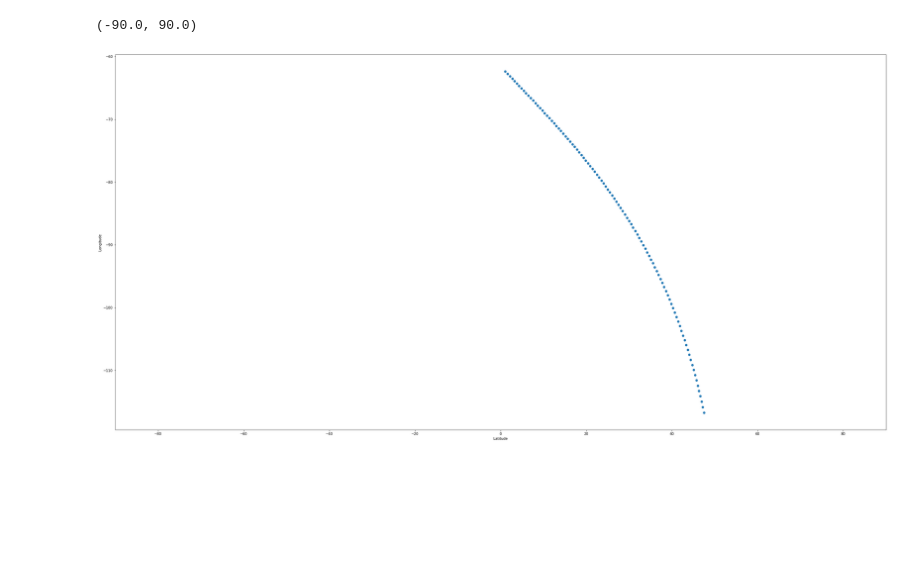
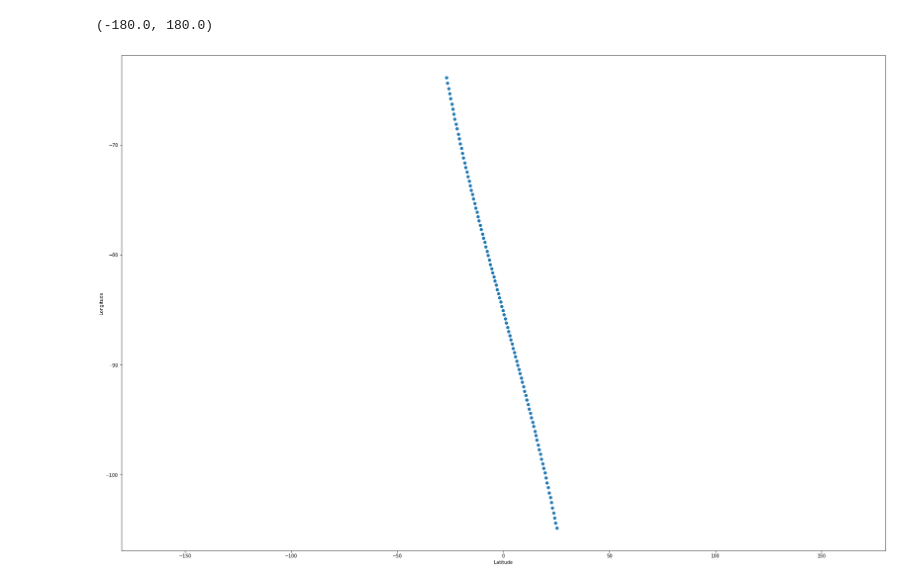
Before and after one commit to alexsseva/Seva, a Jupyter notebook: mod-5-iss.ipynb, the cells around one changed output. Saved outputs shown, nothing was run; the diff lists cells and outputs as text; code cells hidden in the pictures; blank space fills up the shorter version.

```diff
--- a/mod-5-iss.ipynb
+++ b/mod-5-iss.ipynb
@@ -43,12 +43,12 @@ df
 100 rows × 3 columns
 # %%
-fig = plt.figure(figsize=(40,20))
+fig = plt.figure(figsize=(30,20))
 ax = fig.add_subplot()
 ax.scatter(latList,lonList)
 plt.xlabel('Latitude')
 plt.ylabel('Longitude')
 ax.set_xlim([-90, 90])
-ax.set_xlim([-90, 90])
+ax.set_xlim([-180, 180])
 # %% [output]
-(-90.0, 90.0)
+(-180.0, 180.0)
-[figure, old version]
+[figure, new version]
```
Also changed, not shown: parts of 1 cell of this notebook.
